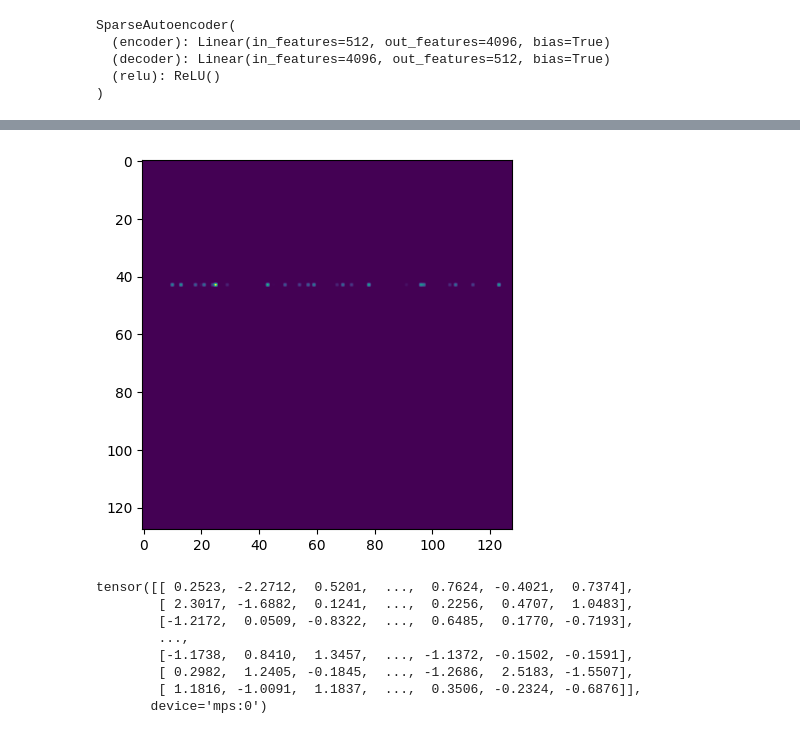
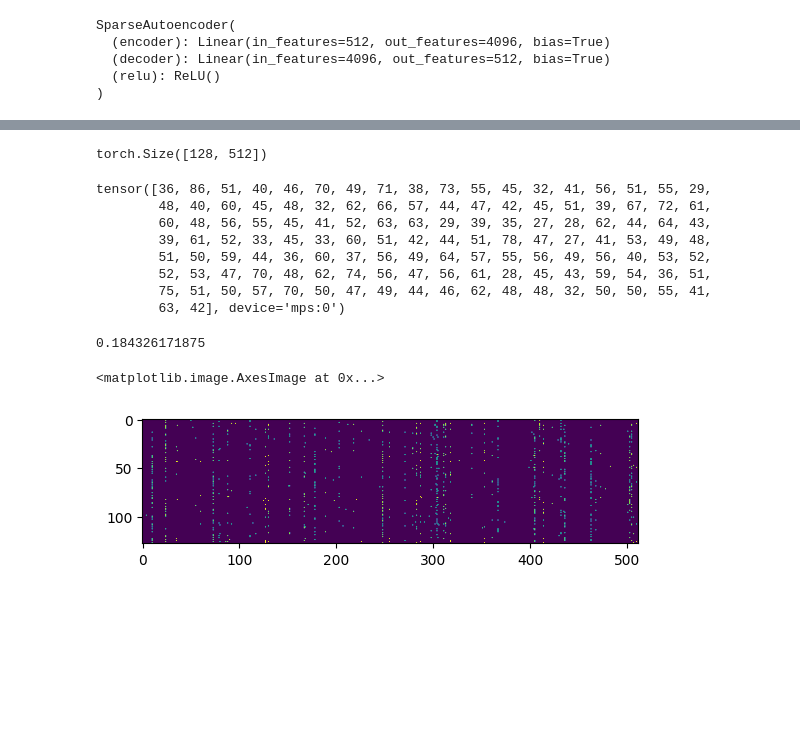
Before and after one commit to jnward/monosemanticity-repro, a Jupyter notebook: transformer.ipynb, the cells around one changed output, grey strips where cells are left out. Saved outputs shown, nothing was run; the diff lists cells and outputs as text; code cells hidden in the pictures; blank space fills up the shorter version.

Commit message:
save embeddings to disk & feature density histograms

```diff
--- a/transformer.ipynb
+++ b/transformer.ipynb
@@ -452,16 +485,42 @@ torch.Size([2, 512])
 # %%
 autoencoder = SparseAutoencoder(4096).to(device)
-optimizer = torch.optim.Adam(autoencoder.parameters(), lr=1e-3)
+optimizer = torch.optim.Adam(autoencoder.parameters(), lr=1e-4)
 # %%
-train_steps = 1000
+import matplotlib.pyplot as plt
 
-optimizer.lr = 1e-3
+train_steps = 2000
+lambda_reg = 0.0001  # 0.008
+batch_size = 256
+
+optimizer.lr = 1e-5
+losses = []
+recon_losses = []
+reg_losses = []
+
+embedding_iterator = iterate_embeddings(batch_size)
 
 for _ in tqdm(range(train_steps)):
-    x = torch.randn((128, 512)).to(device)
+    xb, _ = get_batch('train', batch_size)
+    # with torch.no_grad():
+    #     x_embedding = model.forward_embedding(xb)
+    #     print(x_embedding.shape)
+    # break
+    x_embedding = next(embedding_iterator).to(device)
     optimizer.zero_grad()
-    outputs, loss = autoencoder(x, compute_loss=True)
+    outputs, recon_loss, reg_loss = autoencoder(x_embedding, compute_loss=True)
+    reg_loss = lambda_reg * reg_loss / batch_size
+    loss = recon_loss + reg_loss
     loss.backward()
     optimizer.step()
-    # autoencoder.normalize_decoder_weights()
-print(loss)
+    autoencoder.normalize_decoder_weights()
+
+    losses.append(loss.item())
+    recon_losses.append(recon_loss.item())
+    reg_losses.append(reg_loss.item())
+
+print(f"Loss:\t{loss:.3f}\nRecon:\t{recon_loss:.3f}\nReg:\t{reg_loss:.3f}")
+plt.plot(losses, label='loss')
+plt.plot(recon_losses, label='recon')
+plt.plot(reg_losses, label='reg')
+plt.legend()
+plt.show()
@@ -470,19 +563,30 @@ tensor(1.0229, device='mps:0', grad_fn=<AddBackward0>)
+# %%
+x_embedding.shape
+# %% [output]
+torch.Size([128, 512])
+# %%
+(autoencoder.encode(x_embedding) > 1e-3 * 1).sum(dim=-1)
+# median number of hot features per token for each element in the batch, want to be "less than 10 or 20" as per paper
+# %% [output]
+tensor([36, 86, 51, 40, 46, 70, 49, 71, 38, 73, 55, 45, 32, 41, 56, 51, 55, 29,
+        48, 40, 60, 45, 48, 32, 62, 66, 57, 44, 47, 42, 45, 51, 39, 67, 72, 61,
+        60, 48, 56, 55, 45, 41, 52, 63, 63, 29, 39, 35, 27, 28, 62, 44, 64, 43,
+        39, 61, 52, 33, 45, 33, 60, 51, 42, 44, 51, 78, 47, 27, 41, 53, 49, 48,
+        51, 50, 59, 44, 36, 60, 37, 56, 49, 64, 57, 55, 56, 49, 56, 40, 53, 52,
+        52, 53, 47, 70, 48, 62, 74, 56, 47, 56, 61, 28, 45, 43, 59, 54, 36, 51,
+        75, 51, 50, 57, 70, 50, 47, 49, 44, 46, 62, 48, 48, 32, 50, 50, 55, 41,
+        63, 42], device='mps:0')
+# %%
+((autoencoder.encode(x_embedding) > 1e-5 * 1).sum(dim=0) > 0).sum().item() / 4096  # proportion of neurons which are alive
+# %% [output]
+0.184326171875
 # %%
 with torch.no_grad():
-    out = autoencoder.encode(x).cpu()[:,:128]
-    plt.imshow(out/(out.max() + 1e-5))
+    out = autoencoder.encode(x_embedding) > 1e-3
+B, C = out.shape
+plt.imshow(out.cpu()[:, :512])
 # %% [output]
+<matplotlib.image.AxesImage at 0x...>
-[figure, old version]
+[figure, new version]
-# %%
-x
-# %% [output]
-tensor([[ 0.2523, -2.2712,  0.5201,  ...,  0.7624, -0.4021,  0.7374],
-        [ 2.3017, -1.6882,  0.1241,  ...,  0.2256,  0.4707,  1.0483],
-        [-1.2172,  0.0509, -0.8322,  ...,  0.6485,  0.1770, -0.7193],
-        ...,
-        [-1.1738,  0.8410,  1.3457,  ..., -1.1372, -0.1502, -0.1591],
-        [ 0.2982,  1.2405, -0.1845,  ..., -1.2686,  2.5183, -1.5507],
-        [ 1.1816, -1.0091,  1.1837,  ...,  0.3506, -0.2324, -0.6876]],
-       device='mps:0')
 # %%
 # print(autoencoder(x))
```
Also changed, not shown: parts of 22 cells of this notebook.
